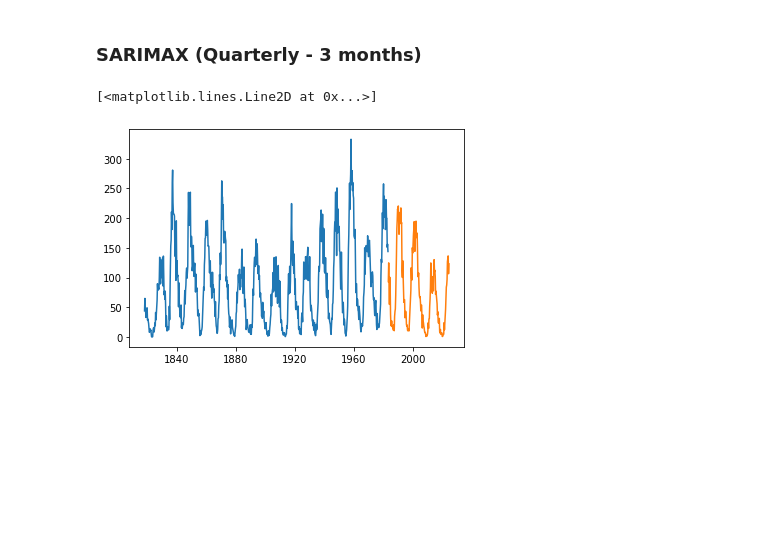
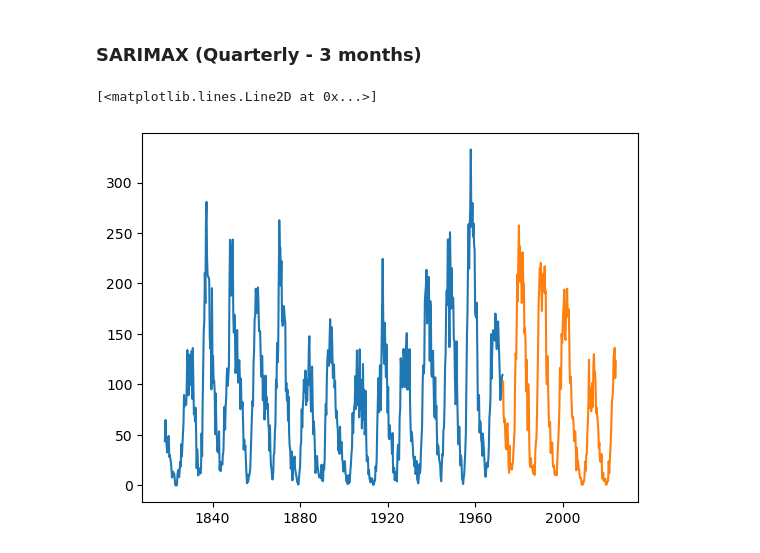
Before and after one commit to Jack-brewster/arctic-forecasting, a Jupyter notebook: analysis.ipynb, the cells around one changed output. Cells and saved outputs as stored; diff of their text form; code cells hidden in the pictures; blank space fills up the shorter version.

```diff
--- a/analysis.ipynb
+++ b/analysis.ipynb
@@ -124,12 +124,12 @@ plt.show()
 # %% [markdown]
 ### SARIMAX (Quarterly - 3 months)
 # %%
-ts_train = ts_qtr[:int(0.8*(len(ts_qtr)))]
-ts_test = ts_qtr[int(0.8*(len(ts_qtr))):]
+ts_train = ts_qtr[:int(0.75*(len(ts_qtr)))]
+ts_test = ts_qtr[int(0.75*(len(ts_qtr))):]
 
 plt.plot(ts_train)
 plt.plot(ts_test)
 # %% [output]
 [<matplotlib.lines.Line2D at 0x...>]
-[figure, old version]
+[figure, new version]
 # %%
```
Also changed, not shown: parts of 10 cells of this notebook.
